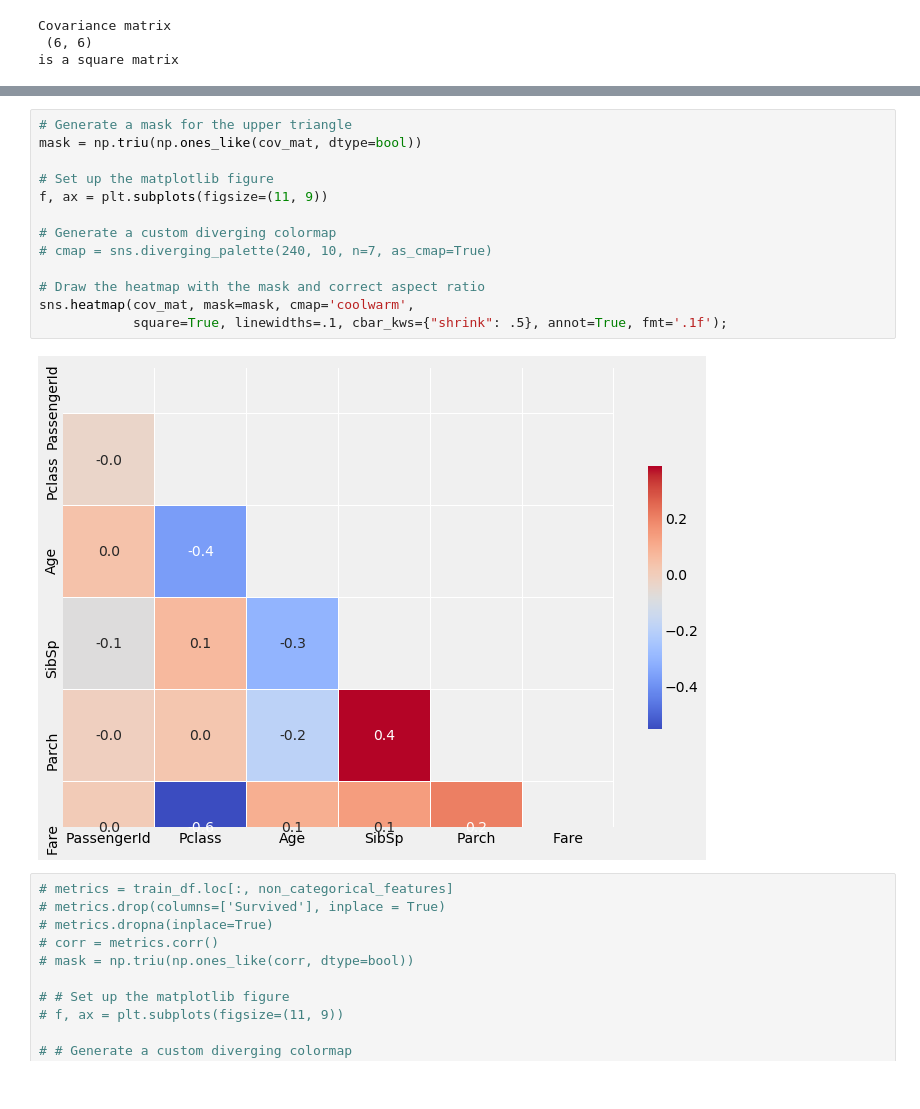
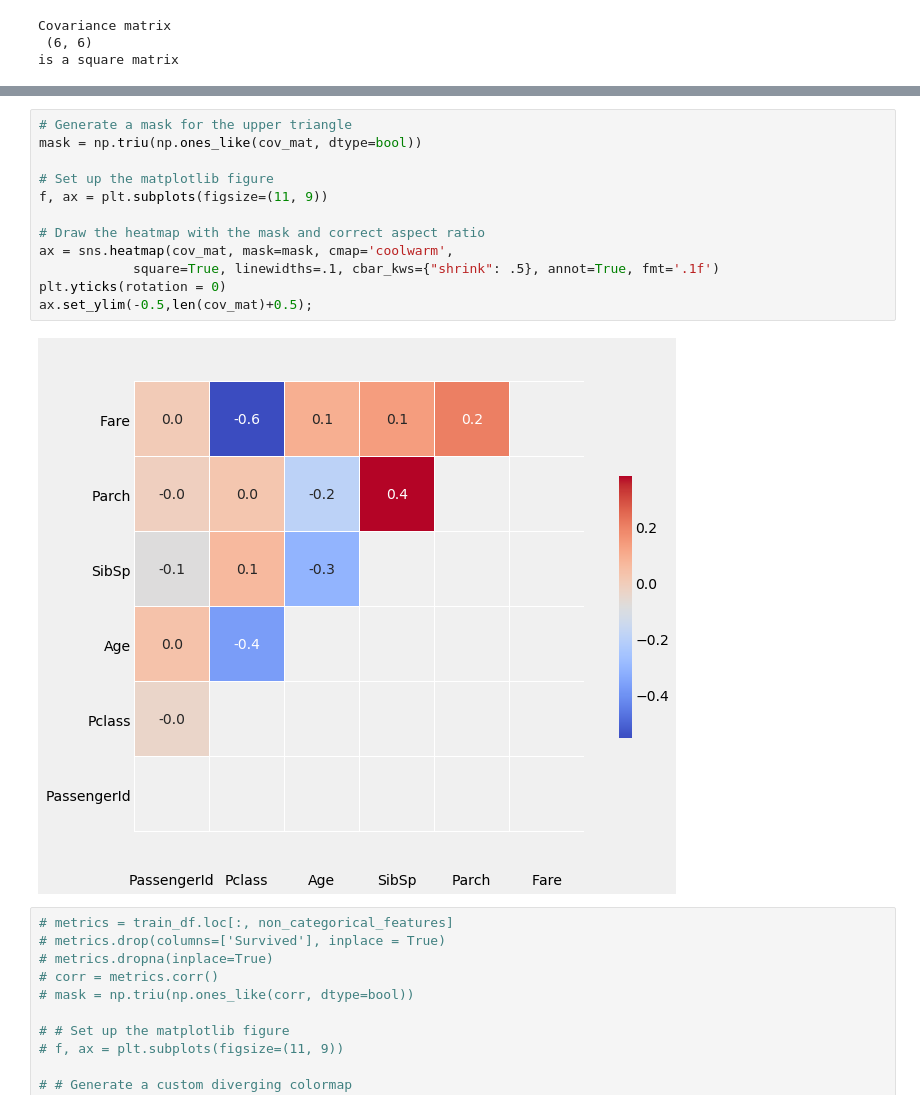
Before and after one commit to cristobalza/lab_5_kaggle_dma, a Jupyter notebook: kaggle_lab_5.ipynb, the cells around one changed output, grey strips where cells are left out. Cells and saved outputs as stored; diff of their text form.

```diff
--- a/kaggle_lab_5.ipynb
+++ b/kaggle_lab_5.ipynb
@@ -328,18 +331,17 @@ sns.heatmap(cov_mat,
 # %%
 # Generate a mask for the upper triangle
 mask = np.triu(np.ones_like(cov_mat, dtype=bool))
 
 # Set up the matplotlib figure
 f, ax = plt.subplots(figsize=(11, 9))
 
-# Generate a custom diverging colormap
-# cmap = sns.diverging_palette(240, 10, n=7, as_cmap=True)
-
 # Draw the heatmap with the mask and correct aspect ratio
-sns.heatmap(cov_mat, mask=mask, cmap='coolwarm',
-            square=True, linewidths=.1, cbar_kws={"shrink": .5}, annot=True, fmt='.1f');
+ax = sns.heatmap(cov_mat, mask=mask, cmap='coolwarm',
+            square=True, linewidths=.1, cbar_kws={"shrink": .5}, annot=True, fmt='.1f')
+plt.yticks(rotation = 0)
+ax.set_ylim(-0.5,len(cov_mat)+0.5);
 # %% [output]
-[figure, old version]
+[figure, new version]
 # %%
 # metrics = train_df.loc[:, non_categorical_features]
 # metrics.drop(columns=['Survived'], inplace = True)
```
Also changed, not shown: parts of 35 cells of this notebook.
